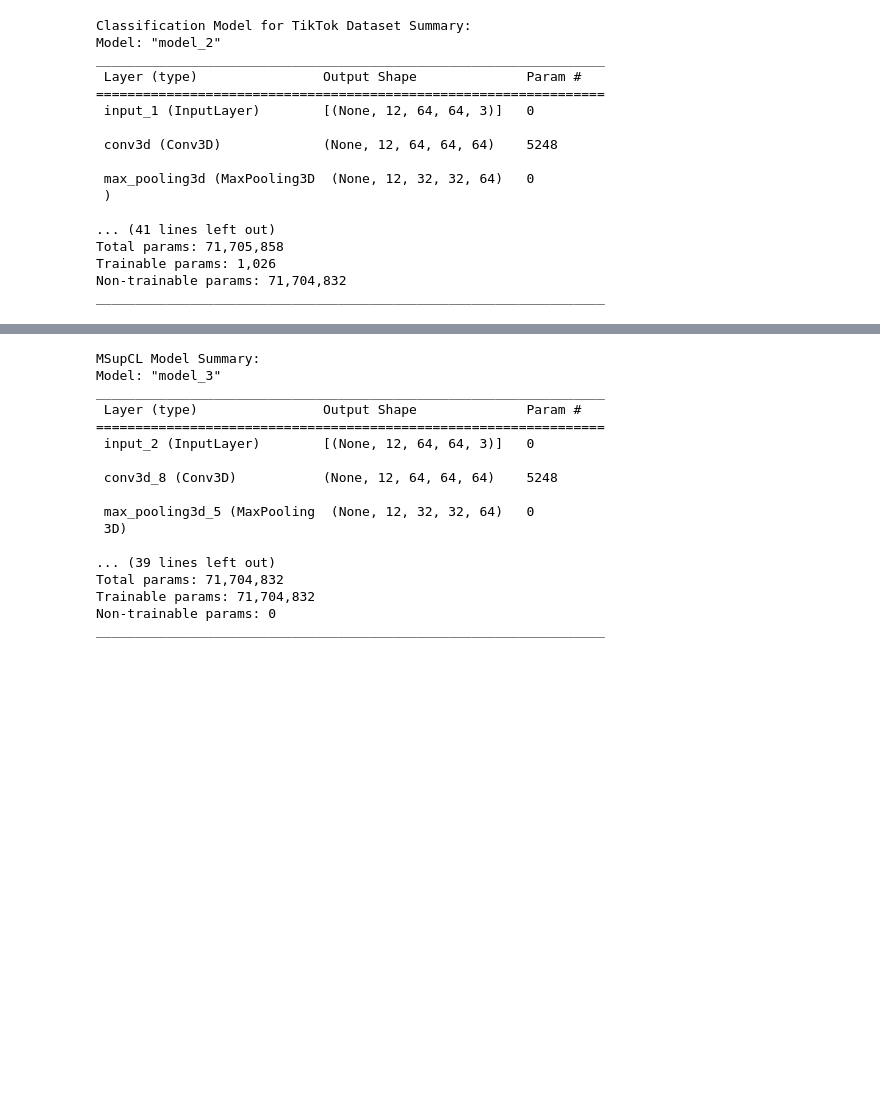
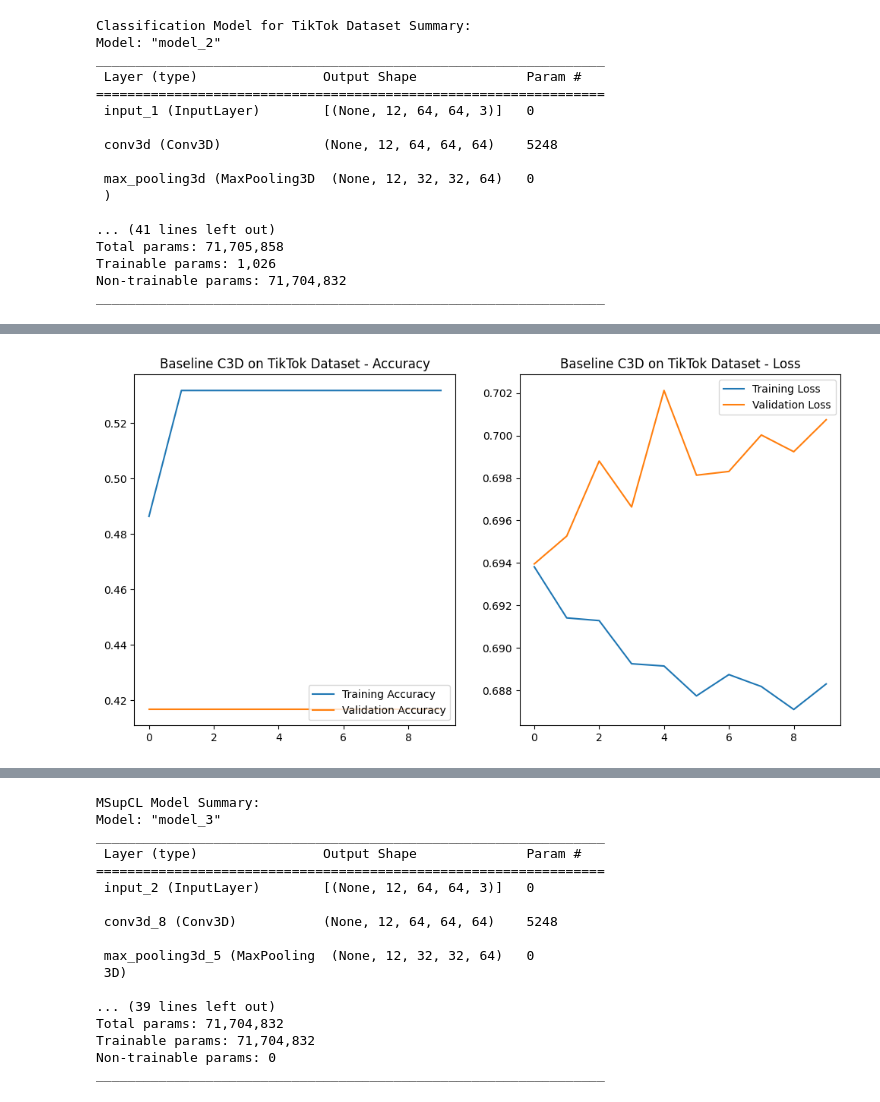
Before and after one commit to kmock930/Autism-Diagnosis-Transfer-Learning, a Jupyter notebook: main.ipynb, the cells around one changed output, grey strips where cells are left out. Cells and saved outputs as stored; diff of their text form; code cells hidden in the pictures; blank space fills up the shorter version.

```diff
--- a/main.ipynb
+++ b/main.ipynb
@@ -63,18 +78,19 @@ tiktok_positive_videos = sample_videos(tiktok_positive_dir, 50)
 # %%
 def split_data(negative_videos, positive_videos, train_ratio=0.55, val_ratio=0.15):
-    # 合并并打乱数据
+    """Split data into train, validation, and test sets."""
+    # Combine and shuffle data
     videos = negative_videos + positive_videos
     labels = [0] * len(negative_videos) + [1] * len(positive_videos)
     combined = list(zip(videos, labels))
     random.shuffle(combined)
     videos[:], labels[:] = zip(*combined)
 
-    # 计算划分索引
+    # Compute split indices
     total = len(videos)
     train_end = int(total * train_ratio)
     val_end = train_end + int(total * val_ratio)
 
-    # 划分数据集
+    # Split datasets
     train_videos = videos[:train_end]
     train_labels = labels[:train_end]
     val_videos = videos[train_end:val_end]
@@ -242,14 +318,18 @@ Violence Dataset - Test Loss: 0.6929368376731873, Test Accuracy: 0.5357142686843
 # %%
-classification_model_tiktok = create_classification_model(base_model, num_classes)
+# Classification model for TikTok dataset
+classification_model_tiktok = create_classification_model(base_model_c3d, num_classes)
 
+# Freeze base model layers
 for layer in classification_model_tiktok.layers[:-1]:
     layer.trainable = False
 
+# Compile the model
 classification_model_tiktok.compile(
     loss=losses.SparseCategoricalCrossentropy(),
     optimizer=optimizers.Adam(learning_rate=learning_rate),
     metrics=[metrics.SparseCategoricalAccuracy()],
 )
+
 print("Classification Model for TikTok Dataset Summary:")
 classification_model_tiktok.summary()
 # %% [output]
@@ -286,8 +381,7 @@ Epoch 3/3
 # %%
-
 # Evaluate on TikTok test set
 base_c3d_results_tiktok = classification_model_tiktok.evaluate(tiktok_test_generator)
-print(
-    f"TikTok Dataset - Test Loss: {base_c3d_results_tiktok[0]}, Test Accuracy: {base_c3d_results_tiktok[1]}"
-)
+print(f"TikTok Dataset - Test Loss: {base_c3d_results_tiktok[0]:.4f}, Test Accuracy: {base_c3d_results_tiktok[1]:.4f}")
+
+plot_history(history_tiktok, 'Baseline C3D on TikTok Dataset')
 # %% [output]
@@ -295,0 +390 @@ TikTok Dataset - Test Loss: 0.693145751953125, Test Accuracy: 0.4642857015132904
+[figure, added]
```
Also changed, not shown: parts of 74 cells of this notebook, 2 other files.
